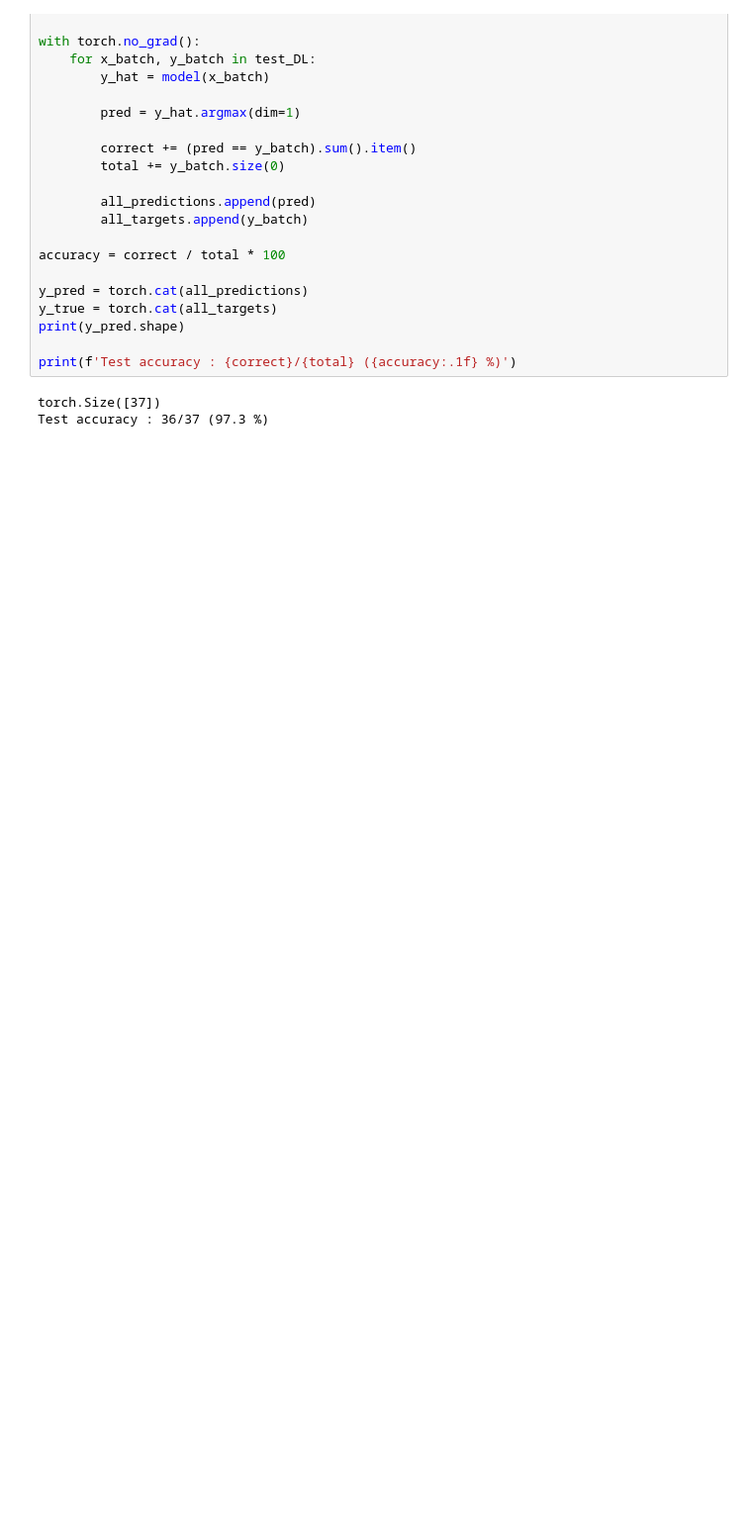
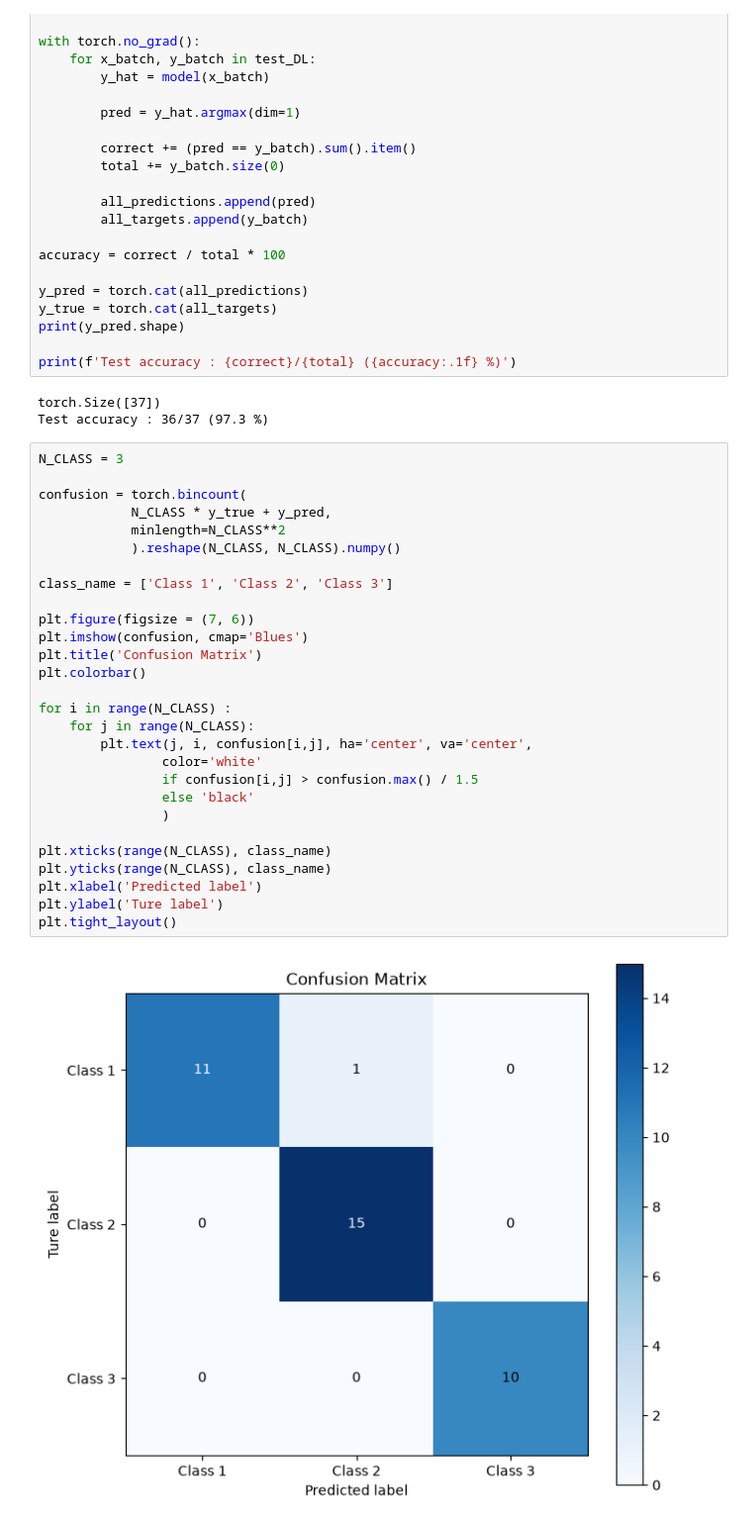
Before and after one commit to aitjoeun/PyTorch, a Jupyter notebook: 04.multiclass/01.multiclass_Wine.ipynb, the cells around one changed output. Shown at 99% size. Drawn from its saved outputs; the diff is of its cells as text; blank space fills up the shorter version.

```diff
--- a/04.multiclass/01.multiclass_Wine.ipynb
+++ b/04.multiclass/01.multiclass_Wine.ipynb
@@ -233,3 +233,33 @@ print(f'Test accuracy : {correct}/{total} ({accuracy:.1f} %)')
 # %% [output]
 torch.Size([37])
 Test accuracy : 36/37 (97.3 %)
+# %%
+N_CLASS = 3
+
+confusion = torch.bincount(
+            N_CLASS * y_true + y_pred,
+            minlength=N_CLASS**2
+            ).reshape(N_CLASS, N_CLASS).numpy()
+
+class_name = ['Class 1', 'Class 2', 'Class 3']
+
+plt.figure(figsize = (7, 6))
+plt.imshow(confusion, cmap='Blues')
+plt.title('Confusion Matrix')
+plt.colorbar()
+
+for i in range(N_CLASS) :
+    for j in range(N_CLASS):
+        plt.text(j, i, confusion[i,j], ha='center', va='center',
+                color='white'
+                if confusion[i,j] > confusion.max() / 1.5
+                else 'black'
+                )
+
+plt.xticks(range(N_CLASS), class_name)
+plt.yticks(range(N_CLASS), class_name)
+plt.xlabel('Predicted label')
+plt.ylabel('Ture label')
+plt.tight_layout()
+# %% [output]
+[figure, added]
```
Also changed, not shown: parts of 1 cell of this notebook, 1 other file.
